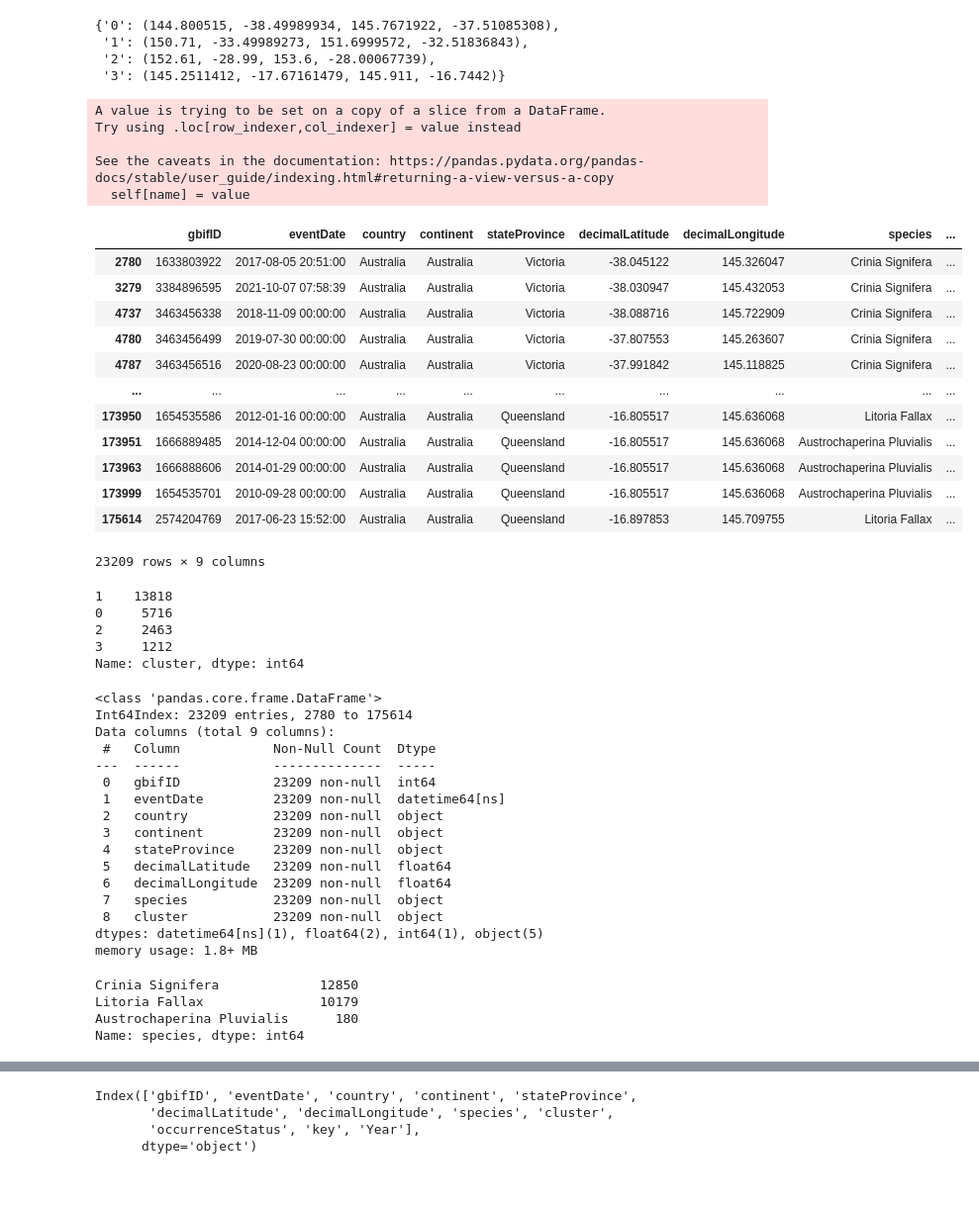
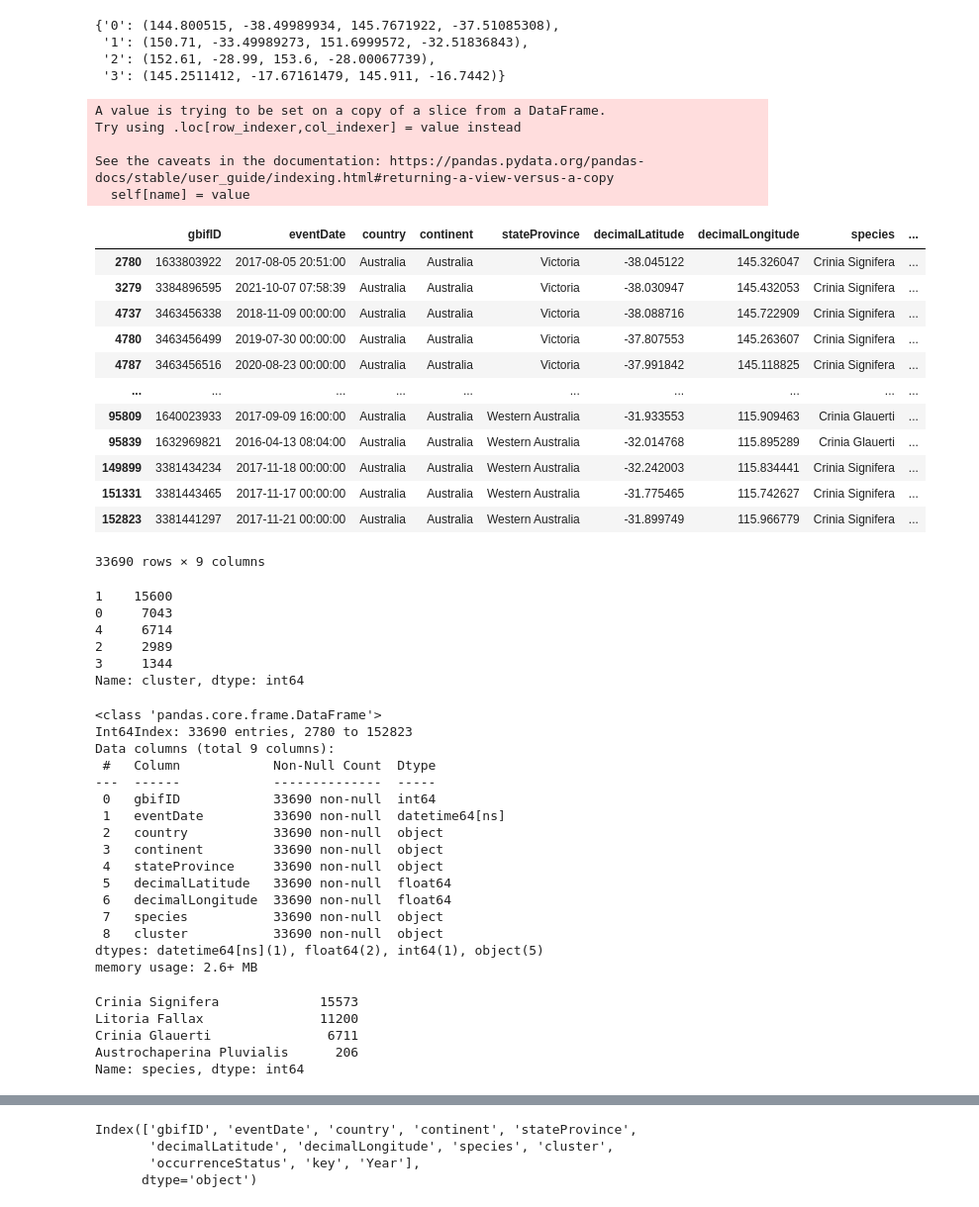
Before and after one commit to vrbabu9000/ey_better_working_world_frogs, a Jupyter notebook: Trial 2 - 4 Cluster - Good Results.ipynb, the cells around one changed output, grey strips where cells are left out. Shown at 99% size. Cells and saved outputs as stored; diff of their text form; code cells hidden in the pictures.

```diff
--- a/Trial 2 - 4 Cluster - Good Results.ipynb
+++ b/Trial 2 - 4 Cluster - Good Results.ipynb
@@ -192,6 +192,12 @@ bbox_coordinates
  '1': (150.71, -33.49989273, 151.6999572, -32.51836843),
  '2': (152.61, -28.99, 153.6, -28.00067739),
  '3': (145.2511412, -17.67161479, 145.911, -16.7442)}
+# %%
+bbox_coordinates =  {'0' : (144.8,-38.5,145.8,-37.5),
+                     '1' : (150.7,-33.5,151.7,-32.5),
+                     '2' : (152.6,-29.0,153.6,-28.0),
+                     '3' : (145.0,-17.7,146.0,-16.7),
+                     '4' : (115.7,-32.5,116.7,-31.5)}
 # %%
 def filter_bbox(frogs, bbox_clusters):
     frogs_fnl = pd.DataFrame()
@@ -245,60 +251,62 @@ def get_frogs(file, year_range=None, bbox_clusters=None):
     return frogs
 # %%
 # Load in data
-all_frog_data = get_frogs('occurrence.txt', year_range=(2010, 2022), bbox_clusters=bbox_coordinates)
+all_frog_data = get_frogs('occurrence.txt', year_range=(2000, 2021), bbox_clusters=bbox_coordinates)
 all_frog_data
 # %% [output]
 A value is trying to be set on a copy of a slice from a DataFrame.
 Try using .loc[row_indexer,col_indexer] = value instead
 
 See the caveats in the documentation: https://pandas.pydata.org/pandas-docs/stable/user_guide/indexing.html#returning-a-view-versus-a-copy
   self[name] = value
 |  | gbifID | eventDate | country | continent | stateProvince | decimalLatitude | decimalLongitude | species | ... |
 | 2780 | 1633803922 | 2017-08-05 20:51:00 | Australia | Australia | Victoria | -38.045122 | 145.326047 | Crinia Signifera | ... |
 | 3279 | 3384896595 | 2021-10-07 07:58:39 | Australia | Australia | Victoria | -38.030947 | 145.432053 | Crinia Signifera | ... |
 | 4737 | 3463456338 | 2018-11-09 00:00:00 | Australia | Australia | Victoria | -38.088716 | 145.722909 | Crinia Signifera | ... |
 | 4780 | 3463456499 | 2019-07-30 00:00:00 | Australia | Australia | Victoria | -37.807553 | 145.263607 | Crinia Signifera | ... |
 | 4787 | 3463456516 | 2020-08-23 00:00:00 | Australia | Australia | Victoria | -37.991842 | 145.118825 | Crinia Signifera | ... |
 | ... | ... | ... | ... | ... | ... | ... | ... | ... | ... |
-| 173950 | 1654535586 | 2012-01-16 00:00:00 | Australia | Australia | Queensland | -16.805517 | 145.636068 | Litoria Fallax | ... |
-| 173951 | 1666889485 | 2014-12-04 00:00:00 | Australia | Australia | Queensland | -16.805517 | 145.636068 | Austrochaperina Pluvialis | ... |
-| 173963 | 1666888606 | 2014-01-29 00:00:00 | Australia | Australia | Queensland | -16.805517 | 145.636068 | Austrochaperina Pluvialis | ... |
-| 173999 | 1654535701 | 2010-09-28 00:00:00 | Australia | Australia | Queensland | -16.805517 | 145.636068 | Austrochaperina Pluvialis | ... |
-| 175614 | 2574204769 | 2017-06-23 15:52:00 | Australia | Australia | Queensland | -16.897853 | 145.709755 | Litoria Fallax | ... |
+| 95809 | 1640023933 | 2017-09-09 16:00:00 | Australia | Australia | Western Australia | -31.933553 | 115.909463 | Crinia Glauerti | ... |
+| 95839 | 1632969821 | 2016-04-13 08:04:00 | Australia | Australia | Western Australia | -32.014768 | 115.895289 | Crinia Glauerti | ... |
+| 149899 | 3381434234 | 2017-11-18 00:00:00 | Australia | Australia | Western Australia | -32.242003 | 115.834441 | Crinia Signifera | ... |
+| 151331 | 3381443465 | 2017-11-17 00:00:00 | Australia | Australia | Western Australia | -31.775465 | 115.742627 | Crinia Signifera | ... |
+| 152823 | 3381441297 | 2017-11-21 00:00:00 | Australia | Australia | Western Australia | -31.899749 | 115.966779 | Crinia Signifera | ... |
-23209 rows × 9 columns
+33690 rows × 9 columns
 # %%
 all_frog_data.cluster.value_counts()
 # %% [output]
-1    13818
-0     5716
-2     2463
-3     1212
+1    15600
+0     7043
+4     6714
+2     2989
+3     1344
 Name: cluster, dtype: int64
 # %%
 all_frog_data.info()
 # %% [output]
 <class 'pandas.core.frame.DataFrame'>
-Int64Index: 23209 entries, 2780 to 175614
+Int64Index: 33690 entries, 2780 to 152823
 Data columns (total 9 columns):
  #   Column            Non-Null Count  Dtype
 ---  ------            --------------  -----
- 0   gbifID            23209 non-null  int64
- 1   eventDate         23209 non-null  datetime64[ns]
- 2   country           23209 non-null  object
- 3   continent         23209 non-null  object
- 4   stateProvince     23209 non-null  object
- 5   decimalLatitude   23209 non-null  float64
- 6   decimalLongitude  23209 non-null  float64
- 7   species           23209 non-null  object
- 8   cluster           23209 non-null  object
+ 0   gbifID            33690 non-null  int64
+ 1   eventDate         33690 non-null  datetime64[ns]
+ 2   country           33690 non-null  object
+ 3   continent         33690 non-null  object
+ 4   stateProvince     33690 non-null  object
+ 5   decimalLatitude   33690 non-null  float64
+ 6   decimalLongitude  33690 non-null  float64
+ 7   species           33690 non-null  object
+ 8   cluster           33690 non-null  object
 dtypes: datetime64[ns](1), float64(2), int64(1), object(5)
-memory usage: 1.8+ MB
+memory usage: 2.6+ MB
 # %%
 all_frog_data.species.value_counts() #Class imbalance exits
 # %% [output]
-Crinia Signifera             12850
-Litoria Fallax               10179
-Austrochaperina Pluvialis      180
+Crinia Signifera             15573
+Litoria Fallax               11200
+Crinia Glauerti               6711
+Austrochaperina Pluvialis      206
 Name: species, dtype: int64
 # %%
 target_species = 'Litoria Fallax'
```
Also changed, not shown: parts of 60 cells of this notebook, 4 other files.
